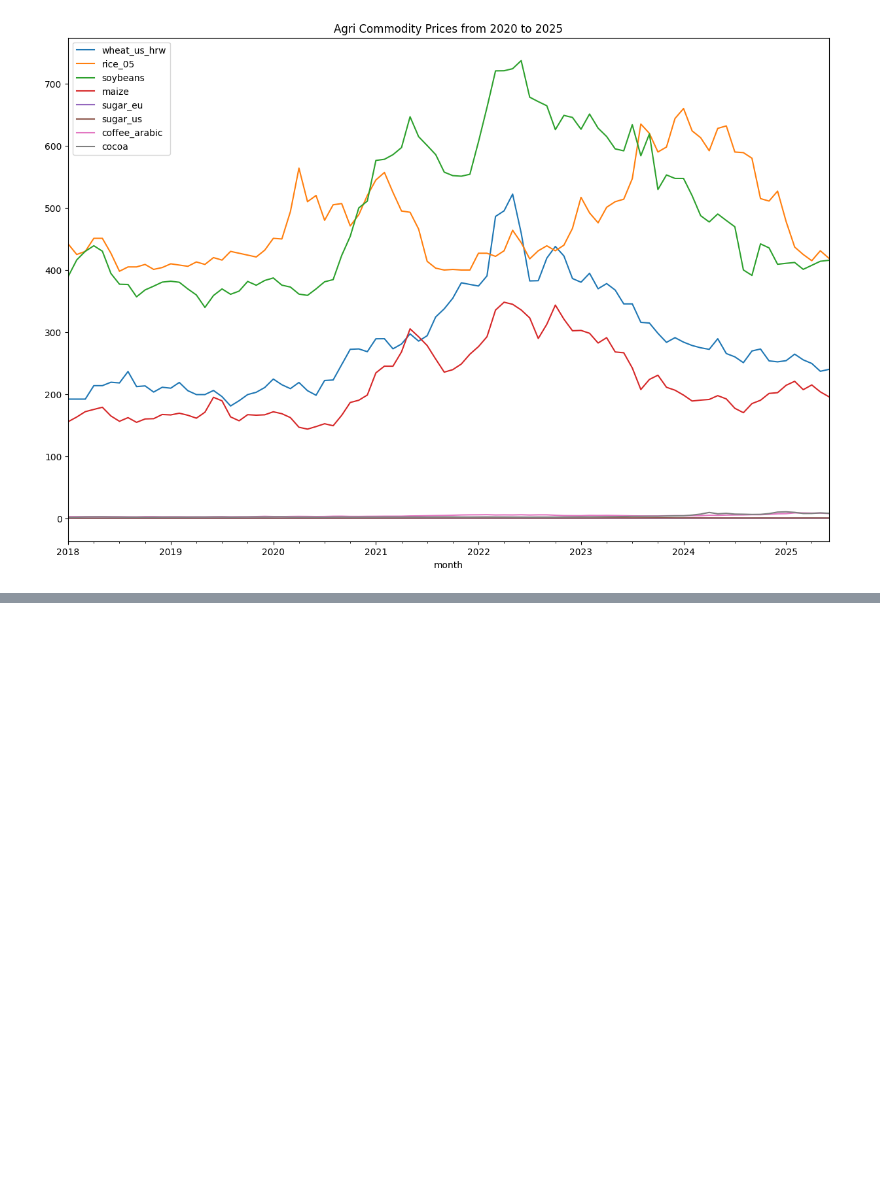
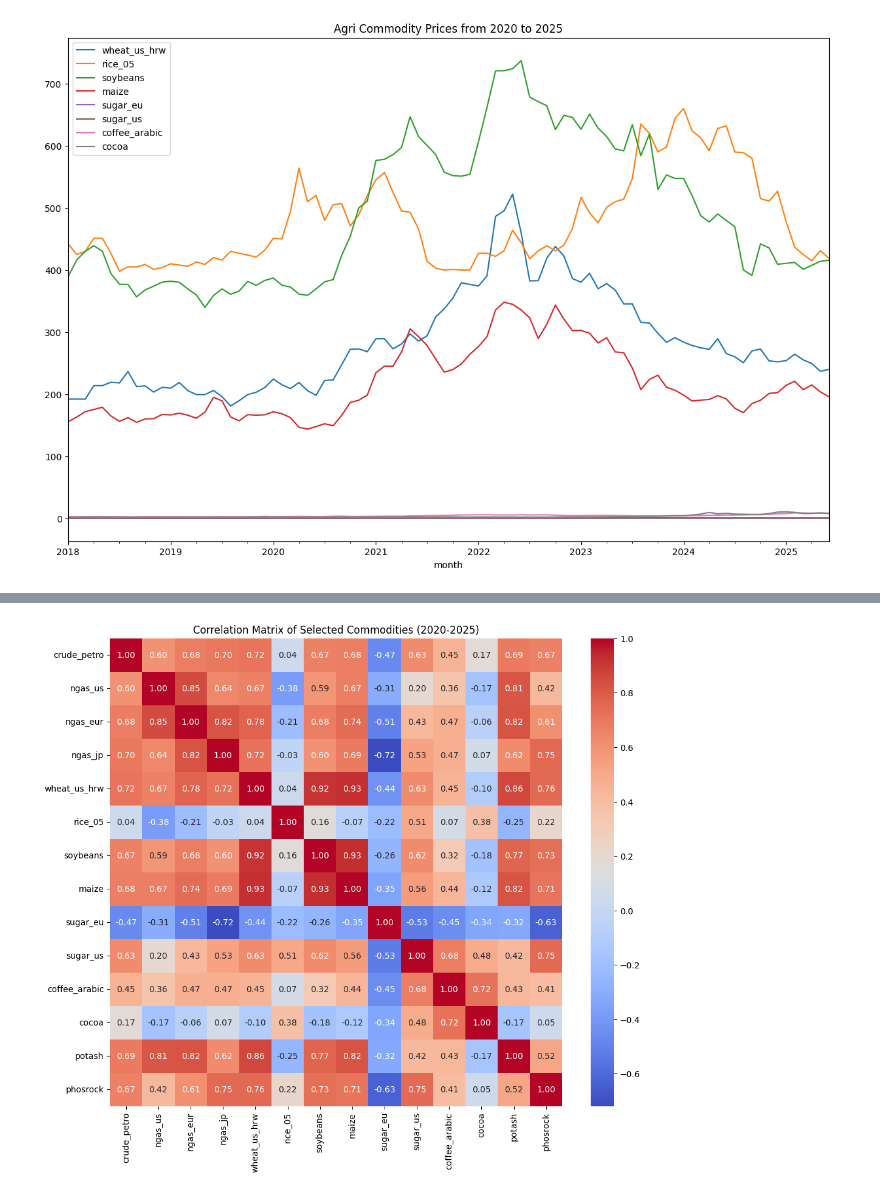
Before and after one commit to steveC-ai/Commodity-Market-Dynamics-Price-Drivers-and-Strategy-Backtesting, a Jupyter notebook: notebook/commodity.prices.ipynb, the cells around one changed output, grey strips where cells are left out. Saved outputs shown, nothing was run; the diff lists cells and outputs as text; code cells hidden in the pictures; blank space fills up the shorter version.

```diff
--- a/notebook/commodity.prices.ipynb
+++ b/notebook/commodity.prices.ipynb
@@ -1283,0 +1294,15 @@ Text(0.5, 1.0, 'Agri Commodity Prices from 2020 to 2025')
+# %%
+# Correlation matrix for recent data
+cols = [
+    "crude_petro", "ngas_us", "ngas_eur", "ngas_jp","wheat_us_hrw", "rice_05", "soybeans",
+    "maize", "sugar_eu", "sugar_us", "coffee_arabic", "cocoa", "potash", "phosrock"
+]
+corr_matrix = recent_data[cols].corr()
+
+# Display the correlation matrix as a heatmap
+plt.figure(figsize=(12, 10))
+sns.heatmap(corr_matrix, annot=True, cmap='coolwarm', fmt=".2f")
+plt.title("Correlation Matrix of Selected Commodities (2020-2025)")
+plt.show()
+# %% [output]
+[figure, added]
```
Also changed, not shown: parts of 10 cells of this notebook.
